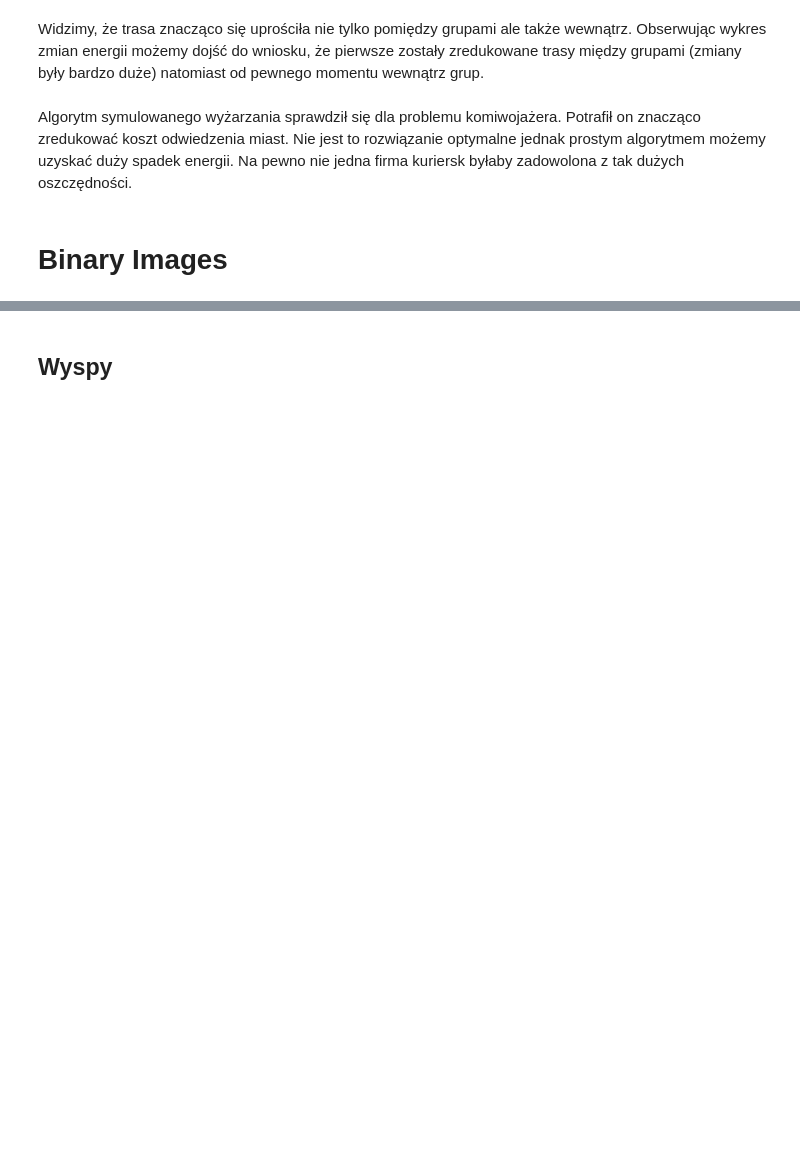
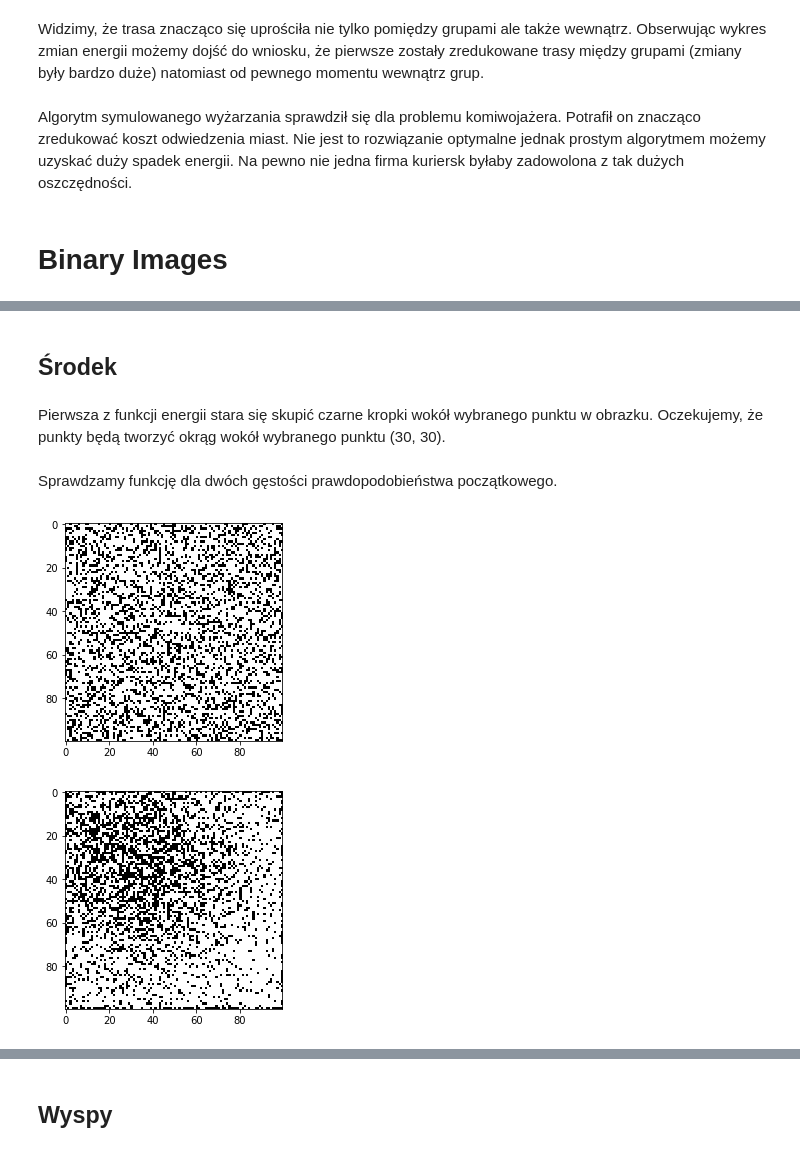
Before and after one commit to arkadiuss/computational-methods, a Jupyter notebook: lab4.ipynb, the cells around one changed output, grey strips where cells are left out. Cells and saved outputs as stored; diff of their text form; code cells hidden in the pictures; blank space fills up the shorter version.

```diff
--- a/lab4.ipynb
+++ b/lab4.ipynb
@@ -207,2 +215,21 @@ def generate(E, p=0.2):
     #plt.plot(i_x, i_y)
     #plt.show()
+# %% [markdown]
+## Środek
+# %% [markdown]
+Pierwsza z funkcji energii stara się skupić czarne kropki wokół wybranego punktu w obrazku. Oczekujemy, że punkty będą tworzyć okrąg wokół wybranego punktu (30, 30).
+# %%
+def E_center(img):
+    sum = 0
+    w, h = np.shape(img)
+    for i in range(1,w-1):
+        for j in range(1,h-1):
+            sum += img[i][j]*(abs(30-i)**2 + abs(30-j)**2)
+    return sum
+# %% [markdown]
+Sprawdzamy funkcję dla dwóch gęstości prawdopodobieństwa początkowego.
+# %%
+generate(E_center, p=0.3, name="center03")
+# %% [output]
+[figure, added]
+[figure, added]
```
Also changed, not shown: parts of 20 cells of this notebook, 4 other files.
